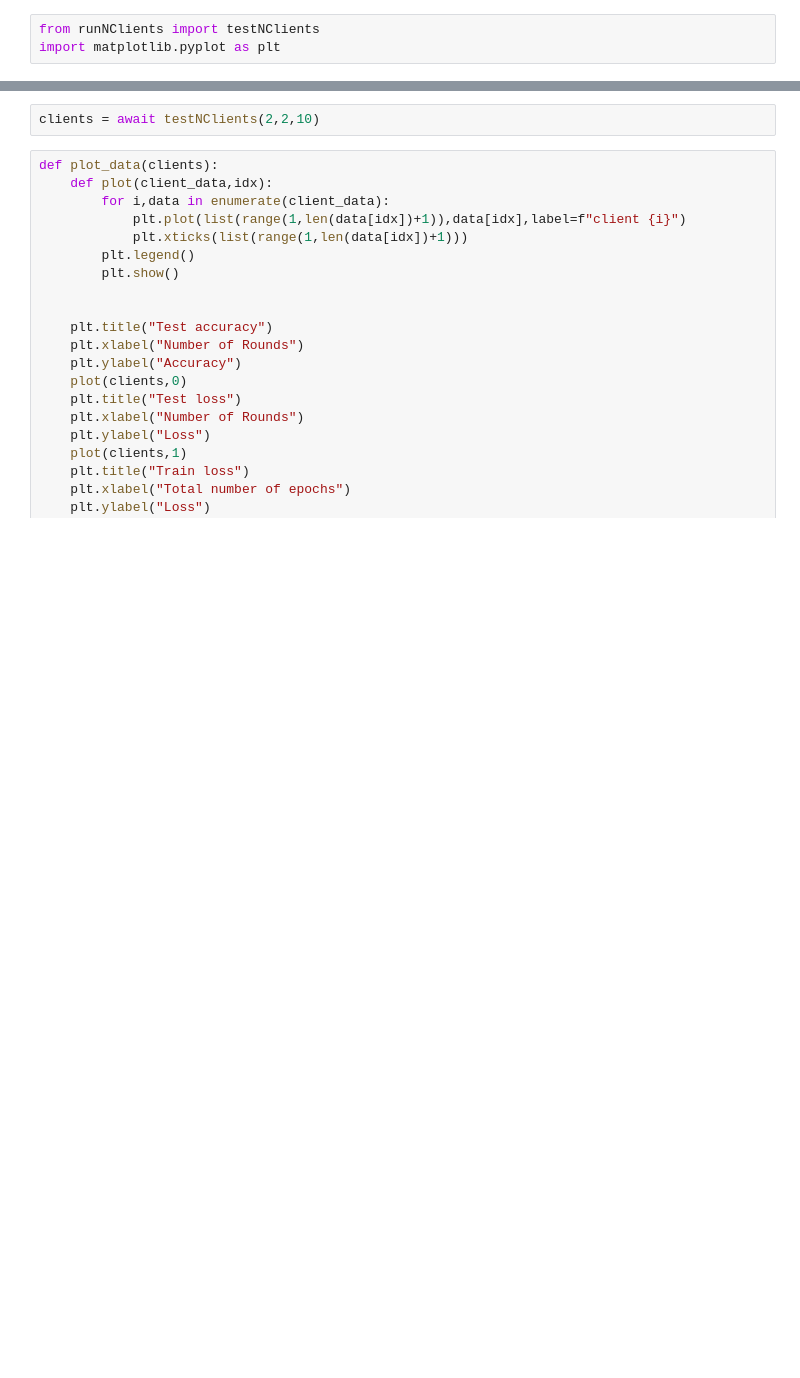
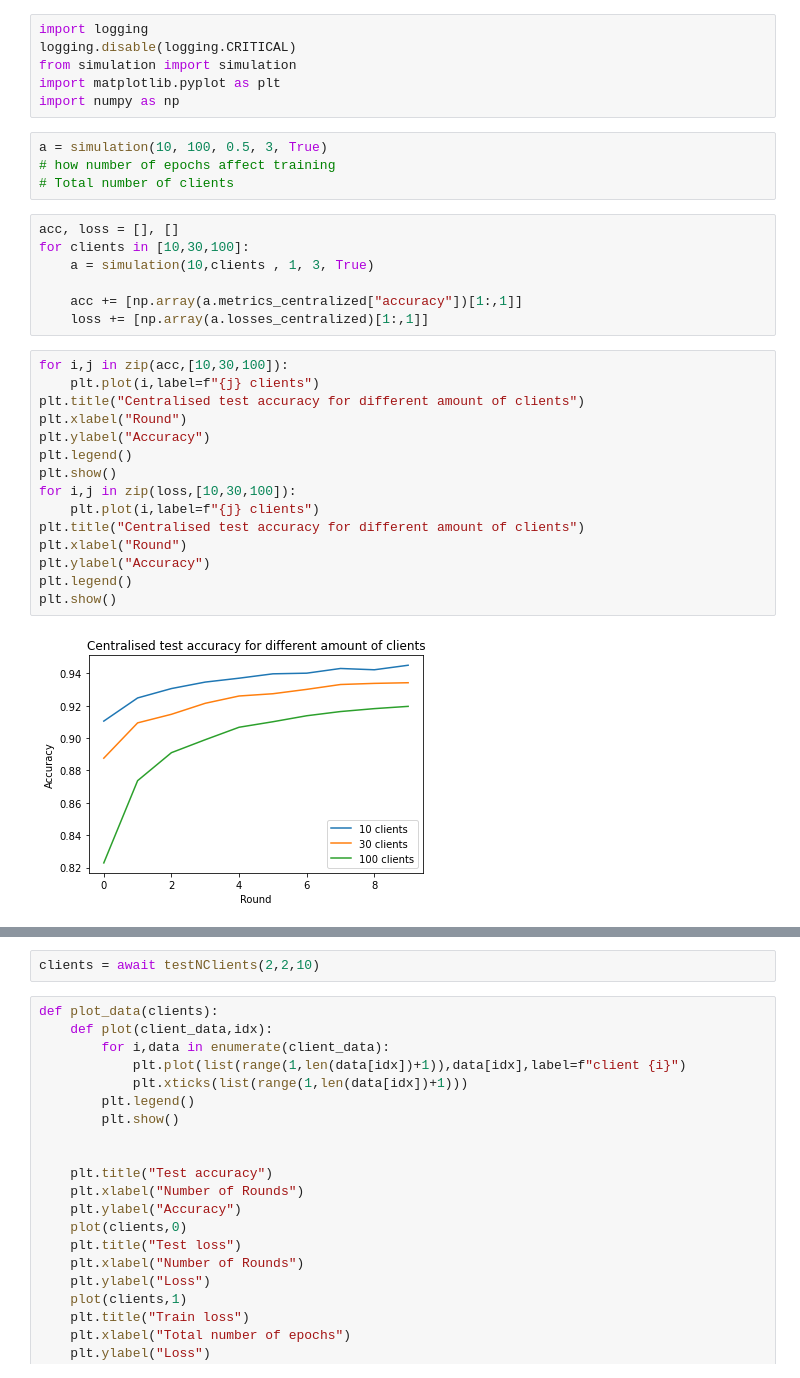
Before and after one commit to Zigolox/Federated-Learning-On-RPi, a Jupyter notebook: src/Untitled.ipynb, the cells around one changed output, grey strips where cells are left out. Drawn from its saved outputs; the diff is of its cells as text; blank space fills up the shorter version.

```diff
--- a/src/Untitled.ipynb
+++ b/src/Untitled.ipynb
@@ -1,3 +1,34 @@
-# %%
-from runNClients import testNClients
-import matplotlib.pyplot as plt
+# %%
+import logging
+logging.disable(logging.CRITICAL)
+from simulation import simulation
+import matplotlib.pyplot as plt
+import numpy as np
+# %%
+a = simulation(10, 100, 0.5, 3, True)
+# how number of epochs affect training
+# Total number of clients
+# %%
+acc, loss = [], []
+for clients in [10,30,100]:
+    a = simulation(10,clients , 1, 3, True)
+
+    acc += [np.array(a.metrics_centralized["accuracy"])[1:,1]]
+    loss += [np.array(a.losses_centralized)[1:,1]]
+# %%
+for i,j in zip(acc,[10,30,100]):
+    plt.plot(i,label=f"{j} clients")
+plt.title("Centralised test accuracy for different amount of clients")
+plt.xlabel("Round")
+plt.ylabel("Accuracy")
+plt.legend()
+plt.show()
+for i,j in zip(loss,[10,30,100]):
+    plt.plot(i,label=f"{j} clients")
+plt.title("Centralised test accuracy for different amount of clients")
+plt.xlabel("Round")
+plt.ylabel("Accuracy")
+plt.legend()
+plt.show()
+# %% [output]
+[figure, added]
```
Also changed, not shown: parts of 9 cells of this notebook, 1 other file.
